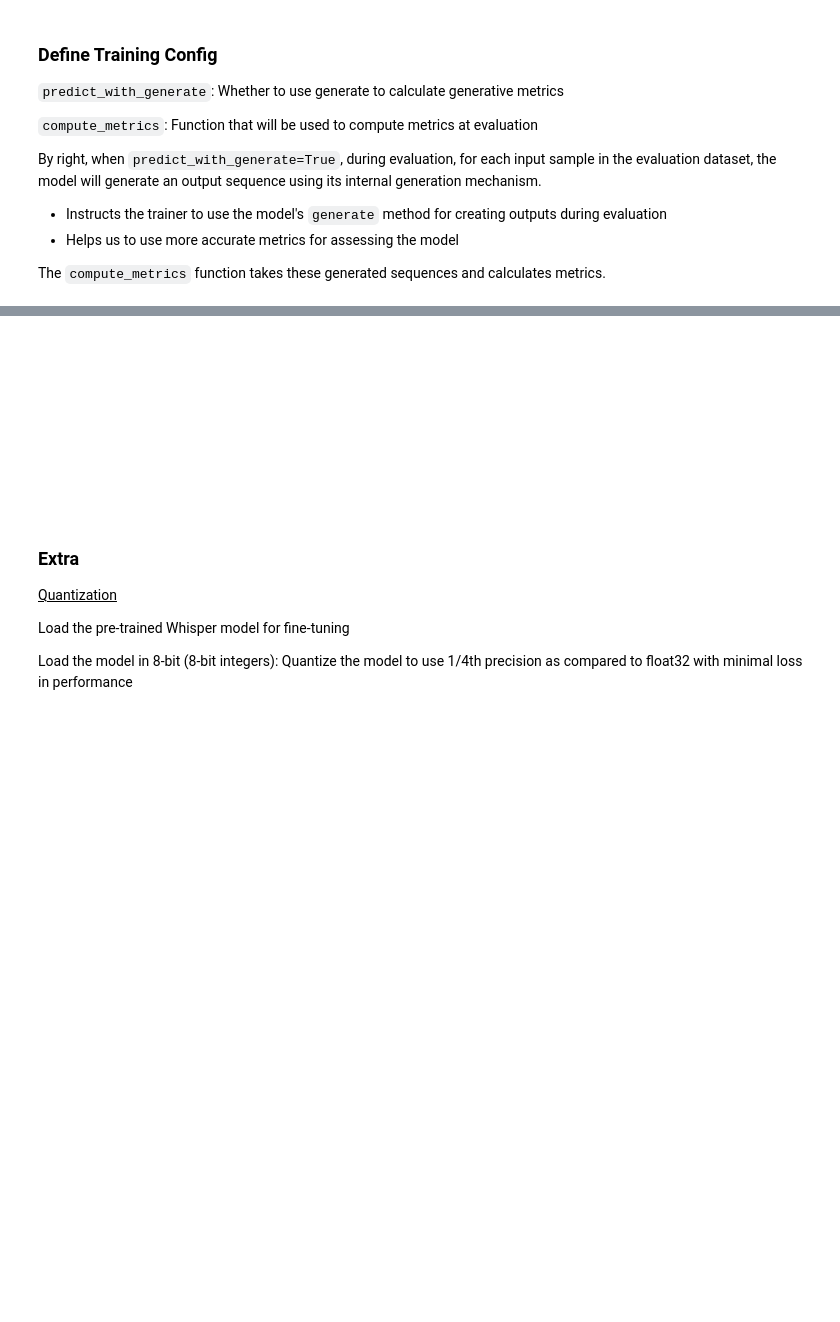
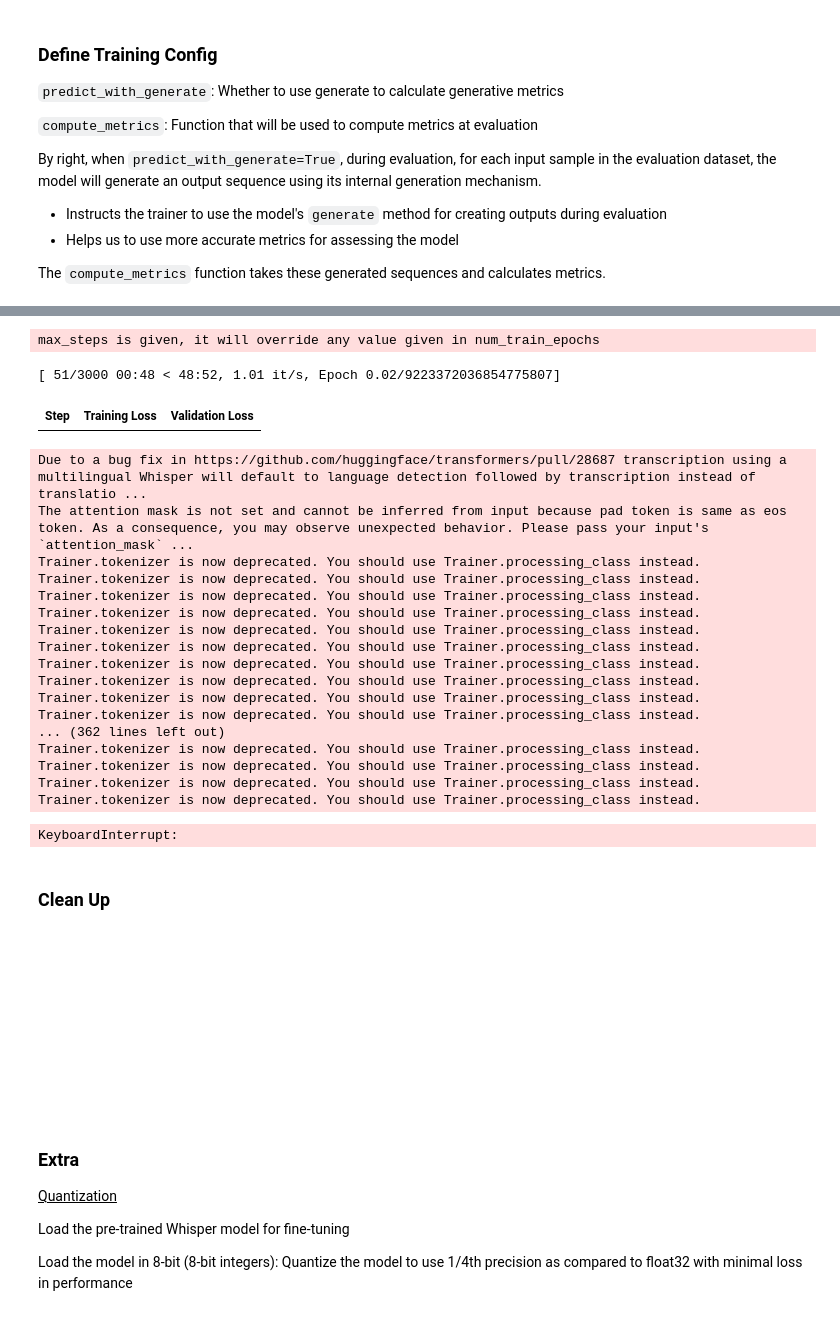
Before and after one commit to johnlohjy/asr_finetune, a Jupyter notebook: whisper_finetune.ipynb, the cells around one changed output, grey strips where cells are left out. Cells and saved outputs as stored; diff of their text form; code cells hidden in the pictures; blank space fills up the shorter version.

```diff
--- a/whisper_finetune.ipynb
+++ b/whisper_finetune.ipynb
@@ -148,3 +196,5 @@ dataset_train_processed = dataset_train.map(prepare_dataset, remove_columns=data
+# %%
+dataset_test_processed = dataset_test.map(prepare_dataset, remove_columns=dataset_test.column_names)
 # %% [markdown]
 ### **Define Data Collator For Training**
 
@@ -280,7 +362,7 @@ We can create the PeftModel (object) with the get_peft_model function
   with the specified PEFT method
 '''
 
-config = LoraConfig(r=32, lora_alpha=64, target_modules=["q_proj", "v_proj"], lora_dropout=0.05, bias="none")
+config = LoraConfig(r=32, lora_alpha=64, target_modules=["self_attn.q_proj", "self_attn.v_proj"], lora_dropout=0.05, bias="none")
 
 model = get_peft_model(model, config)
 model.print_trainable_parameters()
@@ -304,19 +388,19 @@ from transformers import Seq2SeqTrainingArguments
 # https://www.jensenlwt.com/blog/singlish-whisper-finetuning-asr-for-singapore-unique-english
 # https://github.com/huggingface/peft/blob/main/examples/int8_training/peft_bnb_whisper_large_v2_training.ipynb
 
-# https://huggingface.co/docs/transformers/en/main_classes/trainer#transformers.TrainingArguments
+# https://huggingface.co/docs/transformers/v4.46.2/en/main_classes/trainer#transformers.Seq2SeqTrainingArguments
 training_args = Seq2SeqTrainingArguments(
-    output_dir="your-name/int8-whisper-large-v2-asr", # Output dir where model predictions and checkpoints are written
-    per_device_train_batch_size=8, # default, HF:8. HTX:64. Jensen: 128
-    gradient_accumulation_steps=1, # default, HF:1. HTX:1. Jensen:1 -> a way to train a batch size that doesn't fit in memory by accumulating gradients over sets of smaller batches, and then updating weights once we hit the desired batch size -> linearity of grad calculation
-    learning_rate=1e-3, # HF:1e-3. HTX:6.25e-6. Jensen:1e-5
+    output_dir=google_drive_path, # Output dir where model predictions and checkpoints are written
+    per_device_train_batch_size=8, # default, HF:8. HTX:64. Jensen:128
+    gradient_accumulation_steps=1, # default, HF:1. HTX:1. Jensen:1 -> a way to train a batch size that doesn't fit in memory by accumulating gradients over sets of smaller batches, and then updating weights once we hit the desired batch size -> linearity of grad calculation. According to the github: # increase by 2x for every 2x decrease in batch size
+    learning_rate=1e-5, # Note that diff sized models is used across all 3. HF:1e-3. HTX:6.25e-6. Jensen:1e-5. Suggested by whisper paper for tiny: 3.75x10^-5 : https://github.com/vasistalodagala/whisper-finetune?tab=readme-ov-file#hyperparameter-tuning
     warmup_steps=50, # HF:50. HTX:300. Jensen:500. Increase the learning rate from 0. Idea: Helps the network to slowly adapt to the data (intuitively)
-    num_train_epochs=3, # total number of training epochs
-    evaluation_strategy="epoch", # HF:epoch. HTX:steps. Jensen:steps.evaluation is done at the end of each epoch
+    # num_train_epochs=3, # total number of training epochs
+    evaluation_strategy="steps", # HF:epoch. HTX:steps. Jensen:steps. Step is num_samples/batch_size
     fp16=True, # Whether to use fp16 16-bit (mixed) precision training instead of 32-bit training.
     per_device_eval_batch_size=8, # default, HF:8. HTX:32. Jensen:32
-    generation_max_length=128, # HF:128. HTX:225. Jensen 225. Max length to use on each evaluation loop when predict_with_generate=True. Defaults to max_length of the model config
-    logging_steps=25, # HF:25. HTX:25. Jensen:500. Log every x steps. Step is num_samples/batch_size. In one step, batch_size examples are processed. An epoch consists of 1 full cycle through training data/num_sampls
+    generation_max_length=225, # HF:128. HTX:225. Jensen 225. Max length to use on each evaluation loop when predict_with_generate=True. Defaults to max_length of the model config
+    logging_steps=25, # HF:25. HTX:25. Jensen:500. Log every x steps. Step is num_samples/batch_size. In one step, batch_size examples are processed. An epoch consists of 1 full cycle through training data/num_samples. logging_dir defaults to default to *output_dir/runs/CURRENT_DATETIME_HOSTNAME*
     remove_unused_columns=False, # Auto remove cols unused by the model forward method -> This =False config is required because PeftModel's forward doesn't have the signature of the base model's forward
     label_names=["labels"], # list of keys in our dict of inputs that correspond to the labels,
 
@@ -329,6 +413,6 @@ training_args = Seq2SeqTrainingArguments(
     metric_for_best_model="wer", # from custom compute_metrics function
     greater_is_better=False, # because lower wer is better
 
-    push_to_hub = False, # Jensen only. default is false. push_to_hub (bool, optional, defaults to False) — Whether or not to push the model to the Hub every time the model is saved. If this is activated, output_dir will begin a git directory synced with the repo (determined by hub_model_id) and the content will be pushed each time a save is triggered (depending on your save_strategy). Calling save_model() will also trigger a push.
-    max_grad_norm=1.0 # Jensen only. Default is also 1
+    # push_to_hub = False, # Jensen only. default is false. push_to_hub (bool, optional, defaults to False) — Whether or not to push the model to the Hub every time the model is saved. If this is activated, output_dir will begin a git directory synced with the repo (determined by hub_model_id) and the content will be pushed each time a save is triggered (depending on your save_strategy). Calling save_model() will also trigger a push.
+    # max_grad_norm=1.0 # Jensen only. Default is also 1
 )
@@ -334,0 +459,37 @@ training_args = Seq2SeqTrainingArguments(
+# %%
+trainer = Seq2SeqTrainer(
+    args=training_args,
+    model=model,
+    train_dataset=dataset_train_processed,
+    eval_dataset=dataset_test_processed,
+    data_collator=data_collator,
+    compute_metrics=compute_metrics,
+    tokenizer=processor.feature_extractor,
+)
+# %% [output]
+max_steps is given, it will override any value given in num_train_epochs
+# %%
+trainer.train()
+# %% [output]
+[ 51/3000 00:48 < 48:52, 1.01 it/s, Epoch 0.02/9223372036854775807]
+| Step | Training Loss | Validation Loss |
+Due to a bug fix in https://github.com/huggingface/transformers/pull/28687 transcription using a multilingual Whisper will default to language detection followed by transcription instead of translatio ...
+The attention mask is not set and cannot be inferred from input because pad token is same as eos token. As a consequence, you may observe unexpected behavior. Please pass your input's `attention_mask` ...
+Trainer.tokenizer is now deprecated. You should use Trainer.processing_class instead.
+Trainer.tokenizer is now deprecated. You should use Trainer.processing_class instead.
+Trainer.tokenizer is now deprecated. You should use Trainer.processing_class instead.
+Trainer.tokenizer is now deprecated. You should use Trainer.processing_class instead.
+Trainer.tokenizer is now deprecated. You should use Trainer.processing_class instead.
+Trainer.tokenizer is now deprecated. You should use Trainer.processing_class instead.
+Trainer.tokenizer is now deprecated. You should use Trainer.processing_class instead.
+Trainer.tokenizer is now deprecated. You should use Trainer.processing_class instead.
+Trainer.tokenizer is now deprecated. You should use Trainer.processing_class instead.
+Trainer.tokenizer is now deprecated. You should use Trainer.processing_class instead.
+... (362 lines left out)
+Trainer.tokenizer is now deprecated. You should use Trainer.processing_class instead.
+Trainer.tokenizer is now deprecated. You should use Trainer.processing_class instead.
+Trainer.tokenizer is now deprecated. You should use Trainer.processing_class instead.
+Trainer.tokenizer is now deprecated. You should use Trainer.processing_class instead.
+KeyboardInterrupt:
+# %% [markdown]
+### **Clean Up**
```
Also changed, not shown: parts of 18 cells of this notebook.
